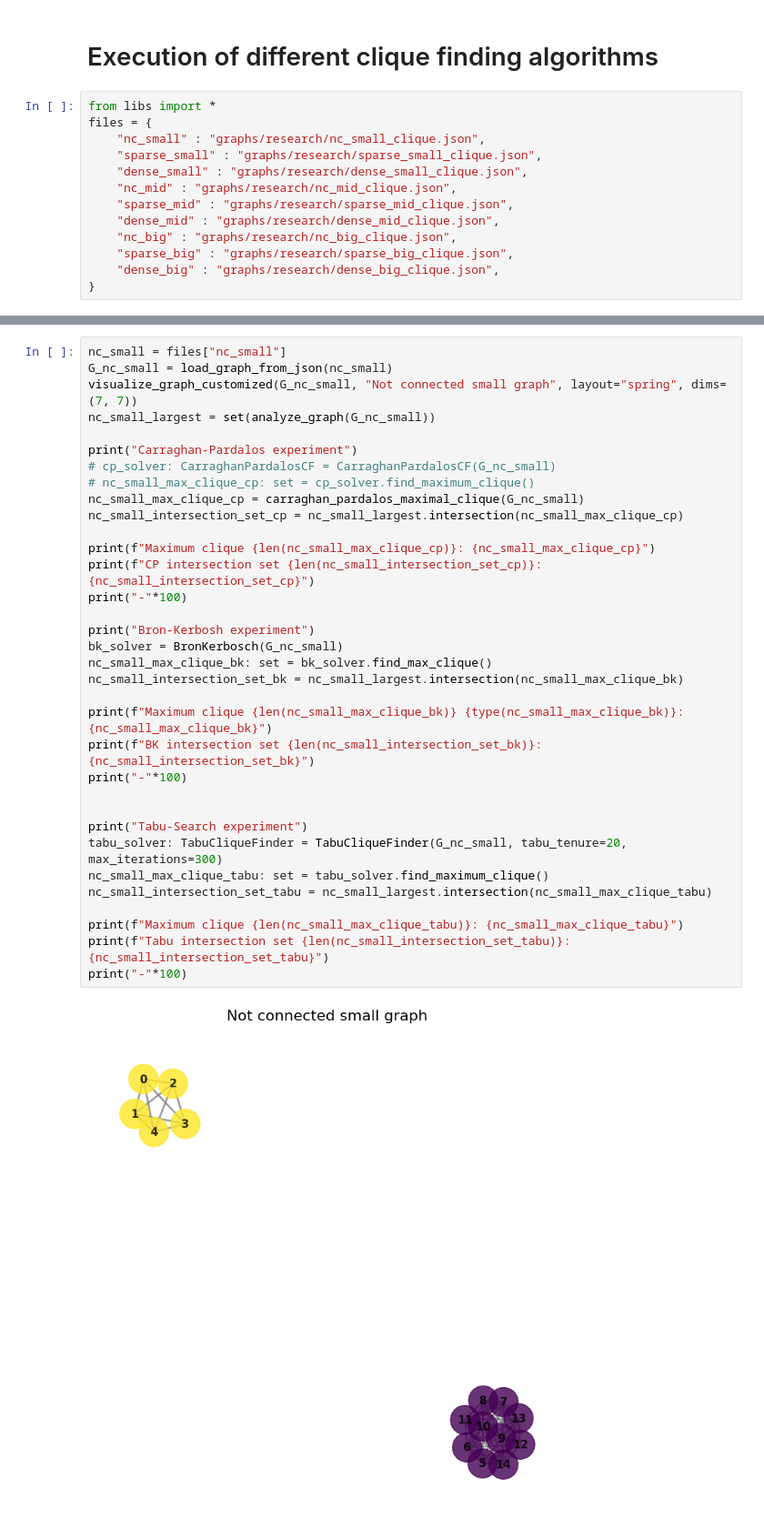
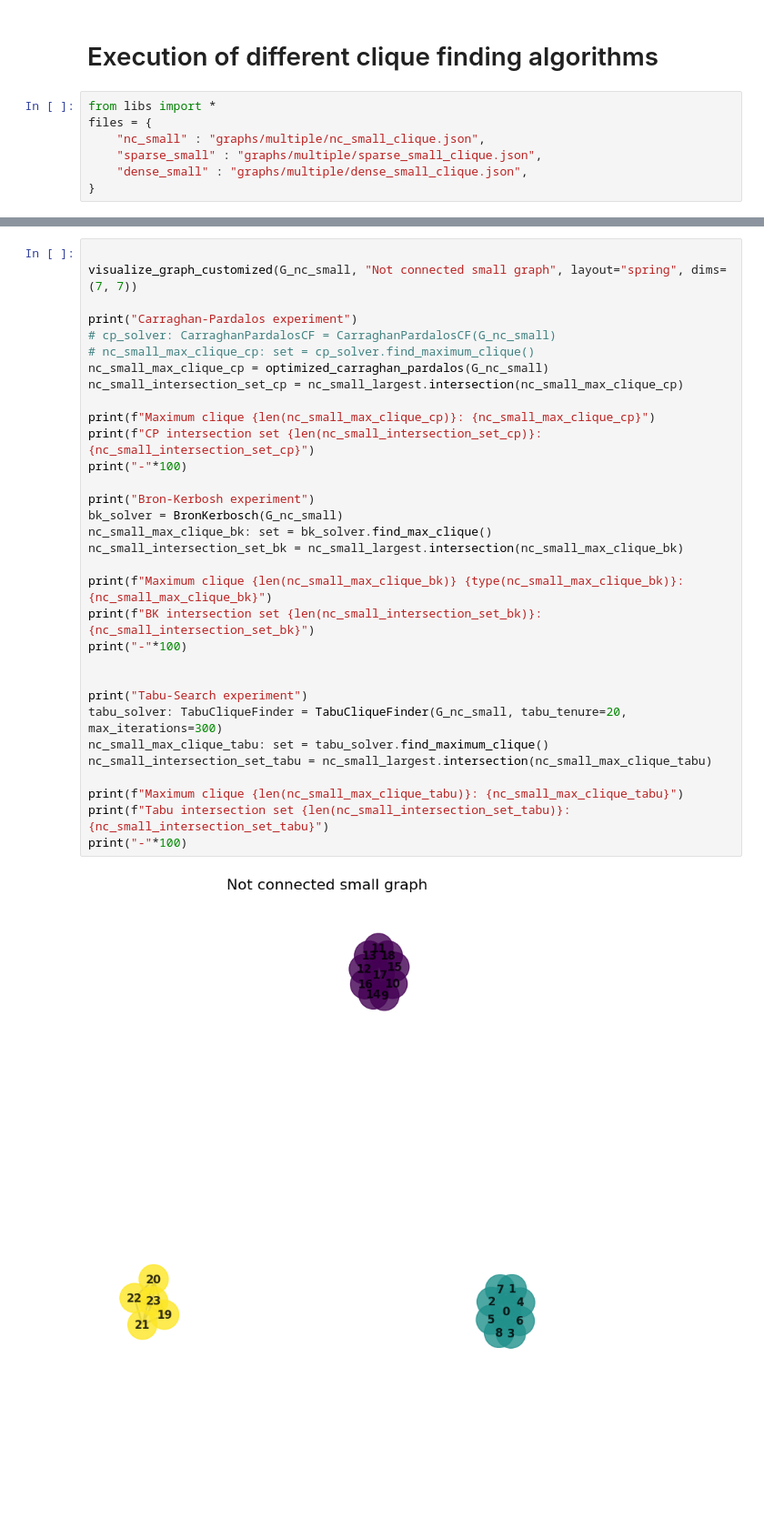
Before and after one commit to Houston2812/clique_research, a Jupyter notebook: experimental_clique_finding_small.ipynb, the cells around one changed output, grey strips where cells are left out. Shown at 91% size. Cells and saved outputs as stored; diff of their text form; blank space fills up the shorter version.

```diff
--- a/experimental_clique_finding_small.ipynb
+++ b/experimental_clique_finding_small.ipynb
@@ -3,13 +3,7 @@
 # %%
 from libs import *
 files = {
-    "nc_small" : "graphs/research/nc_small_clique.json",
-    "sparse_small" : "graphs/research/sparse_small_clique.json",
-    "dense_small" : "graphs/research/dense_small_clique.json",
-    "nc_mid" : "graphs/research/nc_mid_clique.json",
-    "sparse_mid" : "graphs/research/sparse_mid_clique.json",
-    "dense_mid" : "graphs/research/dense_mid_clique.json",
-    "nc_big" : "graphs/research/nc_big_clique.json",
-    "sparse_big" : "graphs/research/sparse_big_clique.json",
-    "dense_big" : "graphs/research/dense_big_clique.json",
+    "nc_small" : "graphs/multiple/nc_small_clique.json",
+    "sparse_small" : "graphs/multiple/sparse_small_clique.json",
+    "dense_small" : "graphs/multiple/dense_small_clique.json",
 }
@@ -16,36 +51,34 @@ files = {
 # %%
-nc_small = files["nc_small"]
-G_nc_small = load_graph_from_json(nc_small)
+
 visualize_graph_customized(G_nc_small, "Not connected small graph", layout="spring", dims=(7, 7))
-nc_small_largest = set(analyze_graph(G_nc_small))
 
 print("Carraghan-Pardalos experiment")
 # cp_solver: CarraghanPardalosCF = CarraghanPardalosCF(G_nc_small)
 # nc_small_max_clique_cp: set = cp_solver.find_maximum_clique()
-nc_small_max_clique_cp = carraghan_pardalos_maximal_clique(G_nc_small)
+nc_small_max_clique_cp = optimized_carraghan_pardalos(G_nc_small)
 nc_small_intersection_set_cp = nc_small_largest.intersection(nc_small_max_clique_cp)
 
 print(f"Maximum clique {len(nc_small_max_clique_cp)}: {nc_small_max_clique_cp}")
 print(f"CP intersection set {len(nc_small_intersection_set_cp)}: {nc_small_intersection_set_cp}")
 print("-"*100)
 
 print("Bron-Kerbosh experiment")
 bk_solver = BronKerbosch(G_nc_small)
 nc_small_max_clique_bk: set = bk_solver.find_max_clique()
 nc_small_intersection_set_bk = nc_small_largest.intersection(nc_small_max_clique_bk)
 
 print(f"Maximum clique {len(nc_small_max_clique_bk)} {type(nc_small_max_clique_bk)}: {nc_small_max_clique_bk}")
 print(f"BK intersection set {len(nc_small_intersection_set_bk)}: {nc_small_intersection_set_bk}")
 print("-"*100)
 
 
 print("Tabu-Search experiment")
 tabu_solver: TabuCliqueFinder = TabuCliqueFinder(G_nc_small, tabu_tenure=20, max_iterations=300)
 nc_small_max_clique_tabu: set = tabu_solver.find_maximum_clique()
 nc_small_intersection_set_tabu = nc_small_largest.intersection(nc_small_max_clique_tabu)
 
 print(f"Maximum clique {len(nc_small_max_clique_tabu)}: {nc_small_max_clique_tabu}")
 print(f"Tabu intersection set {len(nc_small_intersection_set_tabu)}: {nc_small_intersection_set_tabu}")
 print("-"*100)
 # %% [output]
-[figure, old version]
+[figure, new version]
```
Also changed, not shown: parts of 10 cells of this notebook, 33 other files.
